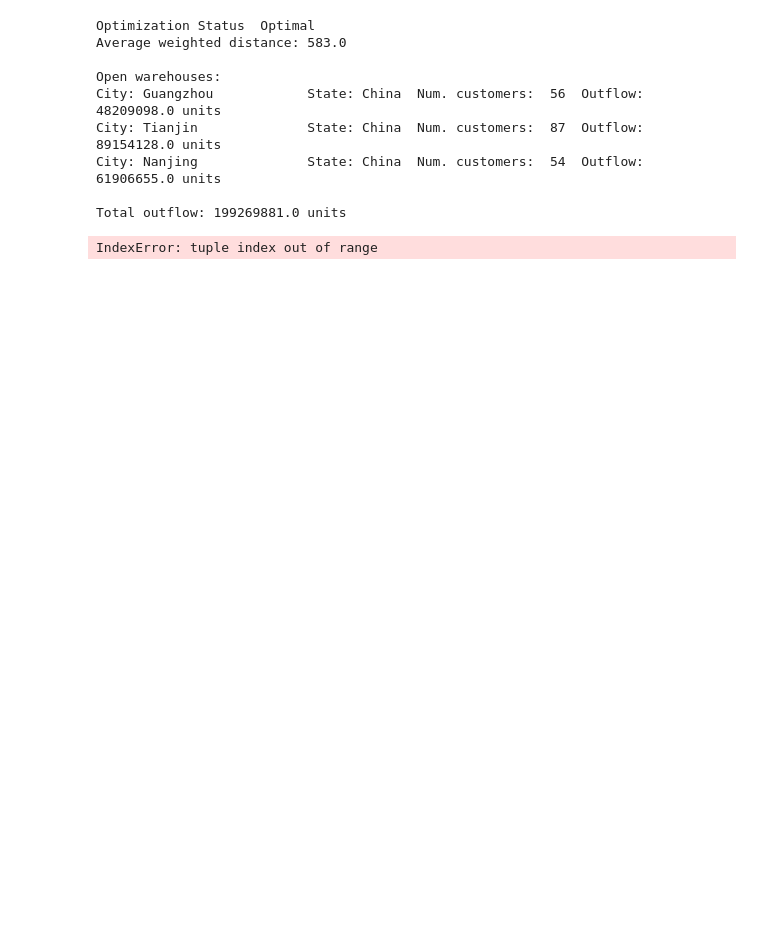
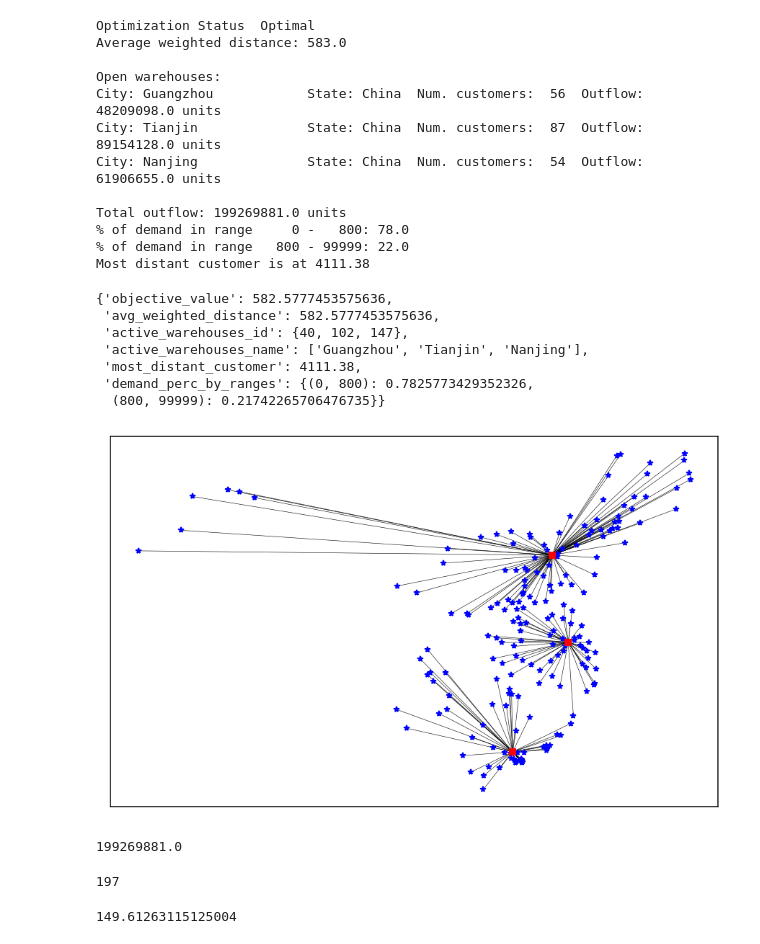
Before and after one commit to ropinotex/network_optimization, a Jupyter notebook: ServiceLevels.ipynb, the cells around one changed output. Drawn from its saved outputs; the diff is of its cells as text; code cells hidden in the pictures; blank space fills up the shorter version.

```diff
--- a/ServiceLevels.ipynb
+++ b/ServiceLevels.ipynb
@@ -32,18 +37,28 @@ import pprint
 # %%
 optimal_location(num_warehouses=3,
                  warehouses=warehouses,
                  customers=customers,
-                 customer_demands=customer_demands,
                  distance=distance,
+                 distance_ranges=[0, 800],
                  plot=True)
 # %% [output]
 Optimization Status  Optimal
 Average weighted distance: 583.0
 
 Open warehouses:
 City: Guangzhou            State: China  Num. customers:  56  Outflow:  48209098.0 units
 City: Tianjin              State: China  Num. customers:  87  Outflow:  89154128.0 units
 City: Nanjing              State: China  Num. customers:  54  Outflow:  61906655.0 units
 
 Total outflow: 199269881.0 units
+% of demand in range     0 -   800: 78.0
+% of demand in range   800 - 99999: 22.0
+Most distant customer is at 4111.38
-IndexError: tuple index out of range
+{'objective_value': 582.5777453575636,
+ 'avg_weighted_distance': 582.5777453575636,
+ 'active_warehouses_id': {40, 102, 147},
+ 'active_warehouses_name': ['Guangzhou', 'Tianjin', 'Nanjing'],
+ 'most_distant_customer': 4111.38,
+ 'demand_perc_by_ranges': {(0, 800): 0.7825773429352326,
+  (800, 99999): 0.21742265706476735}}
+[figure, added]
@@ -80,0 +65,8 @@ def optimal_location_service_level(num_warehouses=3,
+# %%
+48209098.0 + 89154128.0 +  61906655.0
+# %% [output]
+199269881.0
+# %%
+len(customers.keys())
+# %% [output]
+197
@@ -80,0 +77,4 @@ def optimal_location_service_level(num_warehouses=3,
+# %%
+d(warehouses[15].latitude, warehouses[15].longitude, customers[1].latitude, customers[1].longitude)
+# %% [output]
+149.61263115125004
```
Also changed, not shown: parts of 10 cells of this notebook, 2 other files.
